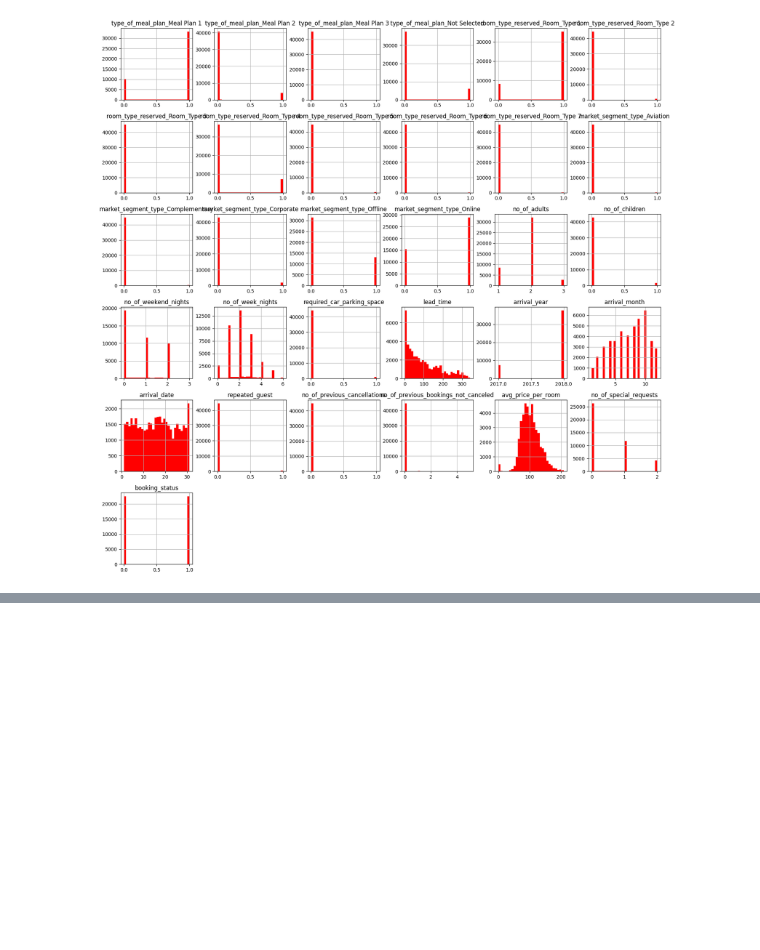
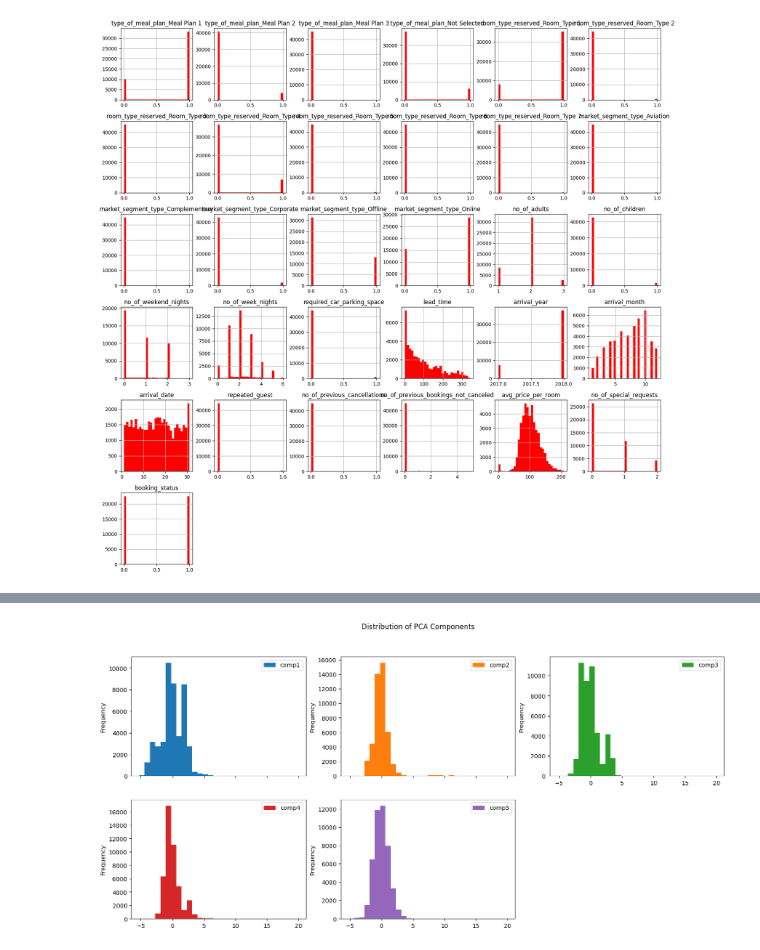
Before and after one commit to sirawitcpe34/CPE452-Hotel-Reservation, a Jupyter notebook: Hotel-Predict.ipynb, the cells around one changed output, grey strips where cells are left out. Cells and saved outputs as stored; diff of their text form; code cells hidden in the pictures; blank space fills up the shorter version.

```diff
--- a/Hotel-Predict.ipynb
+++ b/Hotel-Predict.ipynb
@@ -320,3 +321,8 @@ array([[<Axes: title={'center': 'type_of_meal_plan_Meal Plan 1'}>,
 # %%
 X = df_oversampled.drop('booking_status', axis=1)
 y = df_oversampled['booking_status']
+# %%
+# Normalize features
+scaler = StandardScaler()
+scaled = scaler.fit_transform(X)
+scaled
@@ -322,0 +343,13 @@ y = df_oversampled['booking_status']
+# %%
+# PCA
+pca = PCA(n_components=5, random_state=0)
+data_pca = pd.DataFrame(pca.fit_transform(scaled), columns=['comp' + str(i) for i in range(1, 6)])
+data_pca.plot(kind='hist', bins=30, figsize=(18, 8), subplots=True, layout=(2, 3),
+                   title='Distribution of PCA Components')
+
+pca.explained_variance_ratio_
+
+# Add components to FMT data
+X = pd.concat([X, data_pca], axis=1)
+# %% [output]
+[figure, added]
```
Also changed, not shown: parts of 14 cells of this notebook.
